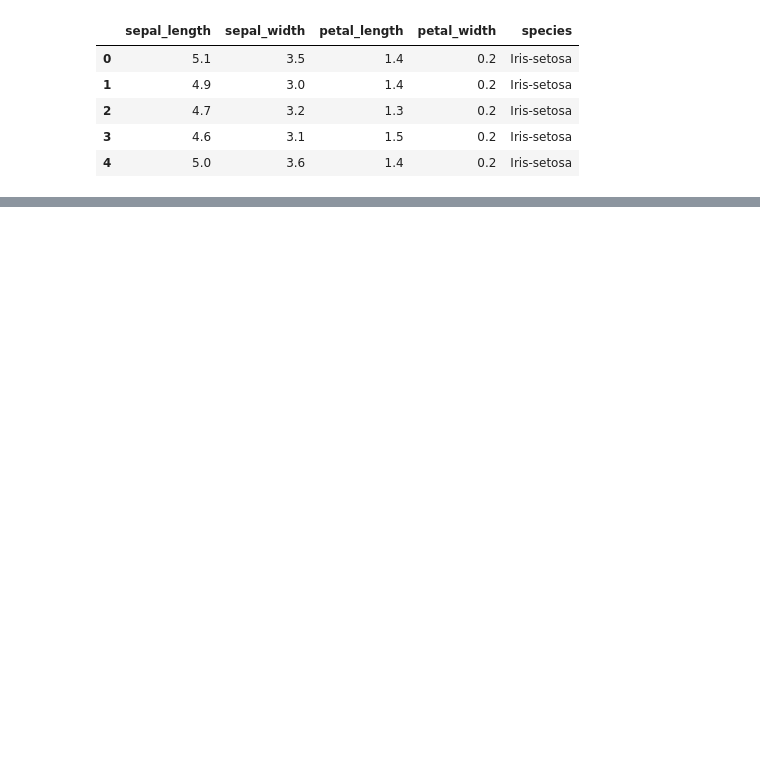
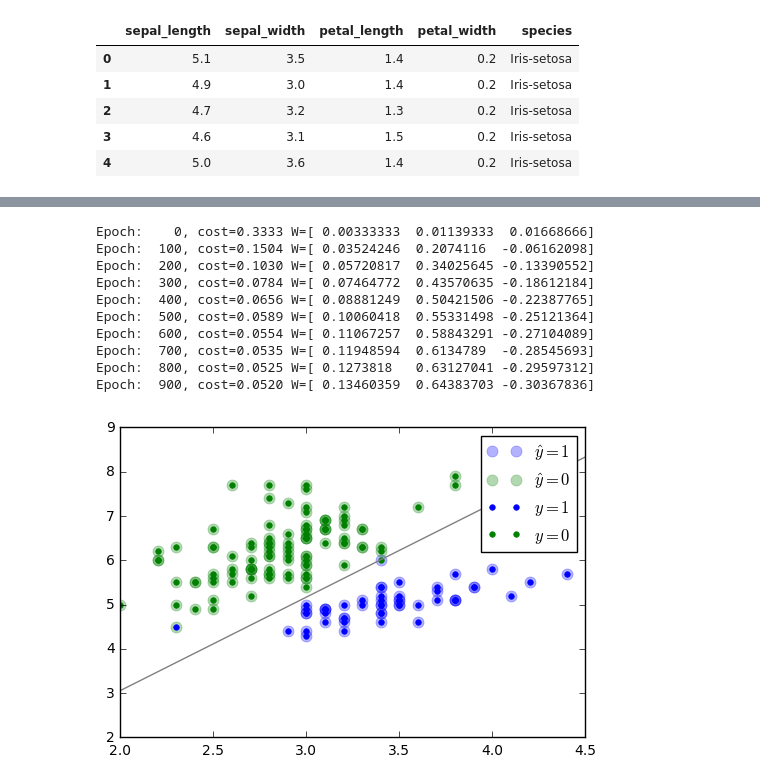
Before and after one commit to pilipolio/schibsted-study, a Jupyter notebook: notebooks/201611_logistic_regression.ipynb, the cells around one changed output, grey strips where cells are left out. Saved outputs shown, nothing was run; the diff lists cells and outputs as text; code cells hidden in the pictures; blank space fills up the shorter version.

```diff
--- a/notebooks/201611_logistic_regression.ipynb
+++ b/notebooks/201611_logistic_regression.ipynb
@@ -88,0 +39,4 @@ Let's built a binary classifier recognizing Iris-setosa based on the sepals widt
+# %%
+# Iris-setosa versus the other species
+targets = 1.0 * (iris.species.values == 'Iris-setosa')
+train_Y = targets.reshape(n_samples, 1)
@@ -88,0 +80,49 @@ Let's built a binary classifier recognizing Iris-setosa based on the sepals widt
+# %%
+# number of input features + 1 constant term
+D = 3
+X = tf.placeholder("float", shape = [None, D])
+Y = tf.placeholder("float", shape = [None, 1])
+
+W = tf.Variable(tf.zeros(shape=(D, 1)))
+sess.run(W.initializer)
+
+probabilities = tf.matmul(X, W)
+
+# Mean squared error
+cost = tf.reduce_mean(tf.pow(probabilities-Y, 2))
+# %%
+# Parameters
+learning_rate = 0.005
+n_epochs = 1000
+display_step = 100
+
+optimizer = tf.train.GradientDescentOptimizer(learning_rate).minimize(cost)
+init = tf.initialize_all_variables()
+
+# storing weights for each epochs for later visualisation
+fitted_ws = np.zeros((n_epochs, D))
+
+for epoch in range(n_epochs):
+    # feeding the full training set for every epoch
+    _, fitted_w, cost_value, predicted_probs = sess.run([optimizer, W, cost, probabilities], feed_dict={X: train_X, Y: train_Y})
+
+    fitted_ws[epoch, :] = fitted_w.ravel()
+
+    if (epoch) % display_step == 0:
+        print("Epoch: {:4d}, cost={:.4f} W={}".format(epoch, cost_value, fitted_w.ravel()))
+
+plot_result(predicted_probs)
+fitted_line(fitted_ws[-1,:], neutral=0.5, color='grey')
+plt.ylim([2, 9]);
+# %% [output]
+Epoch:    0, cost=0.3333 W=[ 0.00333333  0.01139333  0.01668666]
+Epoch:  100, cost=0.1504 W=[ 0.03524246  0.2074116  -0.06162098]
+Epoch:  200, cost=0.1030 W=[ 0.05720817  0.34025645 -0.13390552]
+Epoch:  300, cost=0.0784 W=[ 0.07464772  0.43570635 -0.18612184]
+Epoch:  400, cost=0.0656 W=[ 0.08881249  0.50421506 -0.22387765]
+Epoch:  500, cost=0.0589 W=[ 0.10060418  0.55331498 -0.25121364]
+Epoch:  600, cost=0.0554 W=[ 0.11067257  0.58843291 -0.27104089]
+Epoch:  700, cost=0.0535 W=[ 0.11948594  0.6134789  -0.28545693]
+Epoch:  800, cost=0.0525 W=[ 0.1273818   0.63127041 -0.29597312]
+Epoch:  900, cost=0.0520 W=[ 0.13460359  0.64383703 -0.30367836]
+[figure, added]
```
Also changed, not shown: parts of 17 cells of this notebook, 1 other file.
